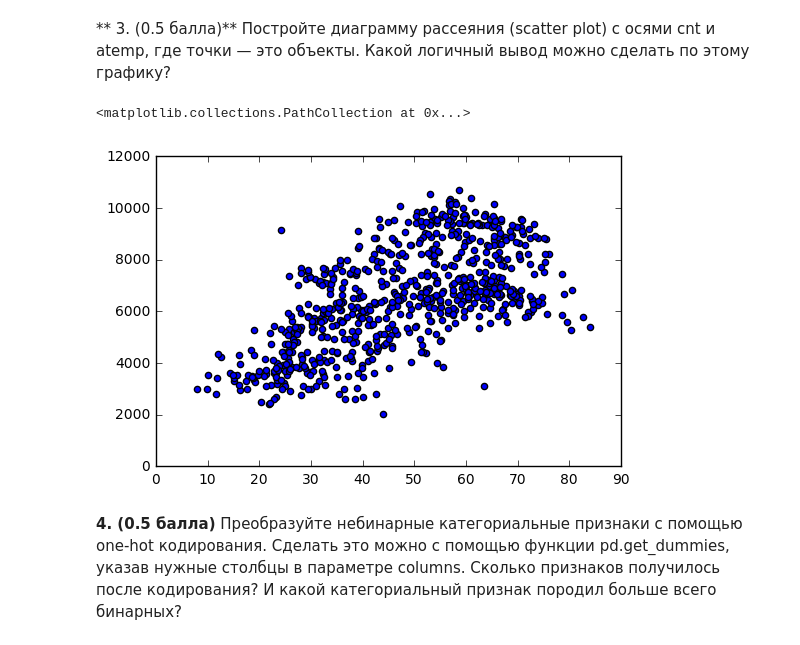
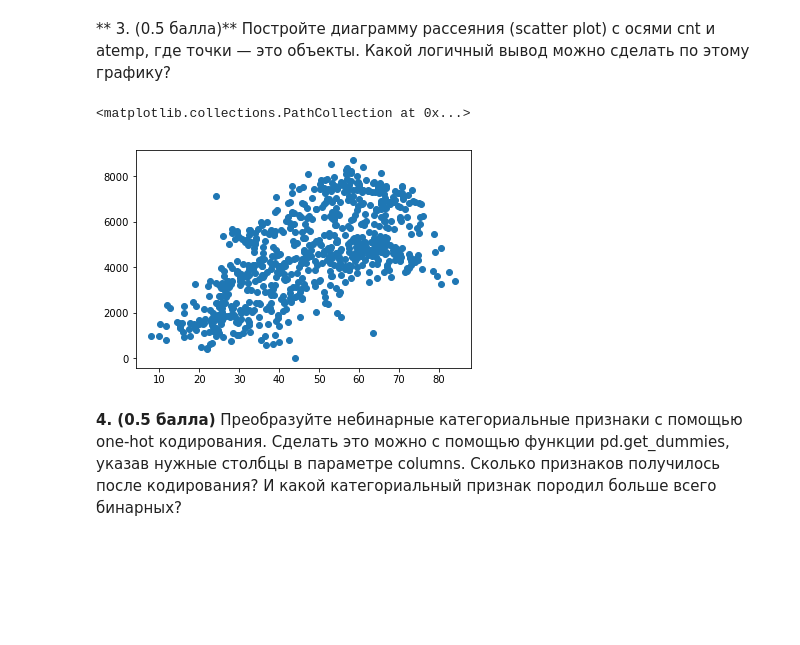
Before and after one commit to BobrG/IreneGit, a Jupyter notebook: HW1.ipynb, the cells around one changed output. Drawn from its saved outputs; the diff is of its cells as text; code cells hidden in the pictures; blank space fills up the shorter version.

```diff
--- a/HW1.ipynb
+++ b/HW1.ipynb
@@ -69,10 +69,10 @@ plt.xticks(x, months, rotation='vertical')
 # %% [markdown]
 ** 3. (0.5 балла)** Постройте диаграмму рассеяния (scatter plot) с осями cnt и atemp, где точки — это объекты. Какой логичный вывод можно сделать по этому графику?
 # %%
-plt.scatter(data['atemp'], data['cnt']+2000)
+plt.scatter(data['atemp'], data['cnt'])
 # when the feeling temperature is higher people rent more bikes
 # %% [output]
 <matplotlib.collections.PathCollection at 0x...>
-[figure, old version]
+[figure, new version]
 # %% [markdown]
 **4. (0.5 балла)** Преобразуйте небинарные категориальные признаки с помощью one-hot кодирования. Сделать это можно с помощью функции pd.get_dummies, указав нужные столбцы в параметре columns. Сколько признаков получилось после кодирования? И какой категориальный признак породил больше всего бинарных?
```
Also changed, not shown: parts of 6 cells of this notebook.
